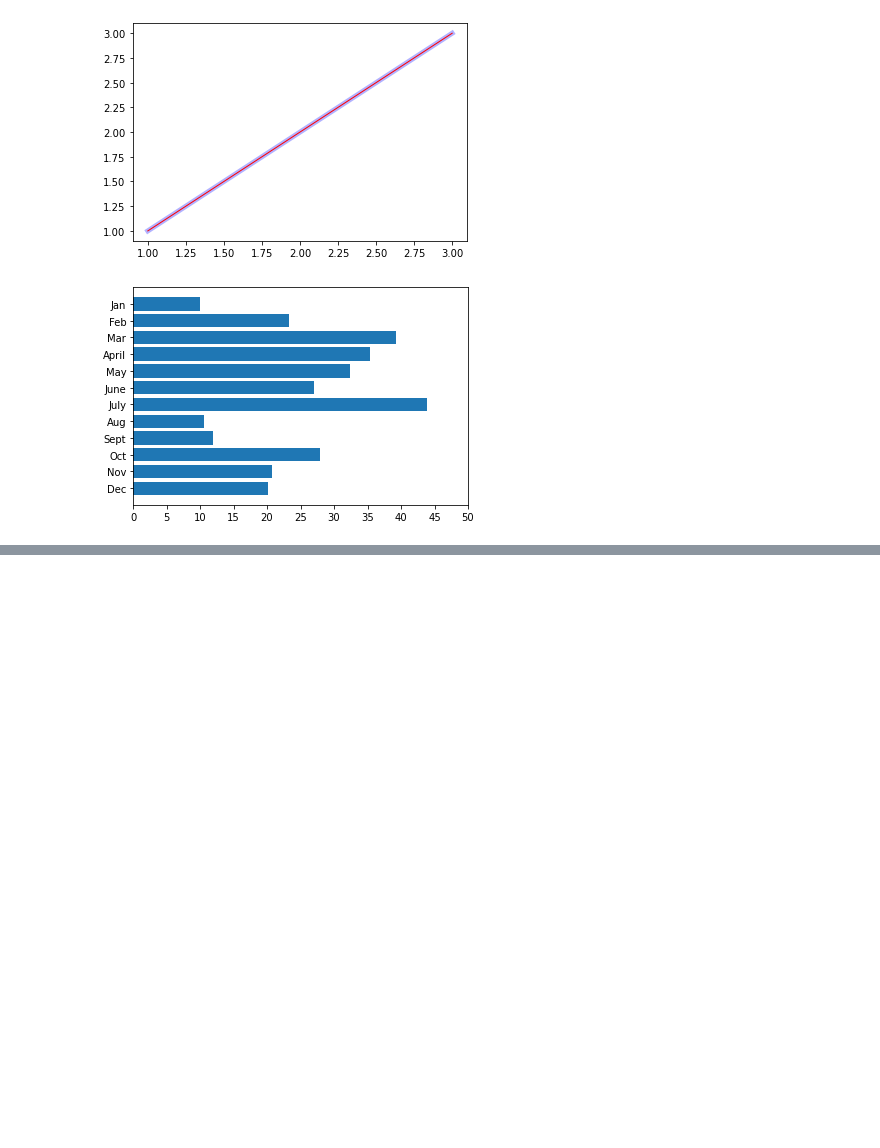
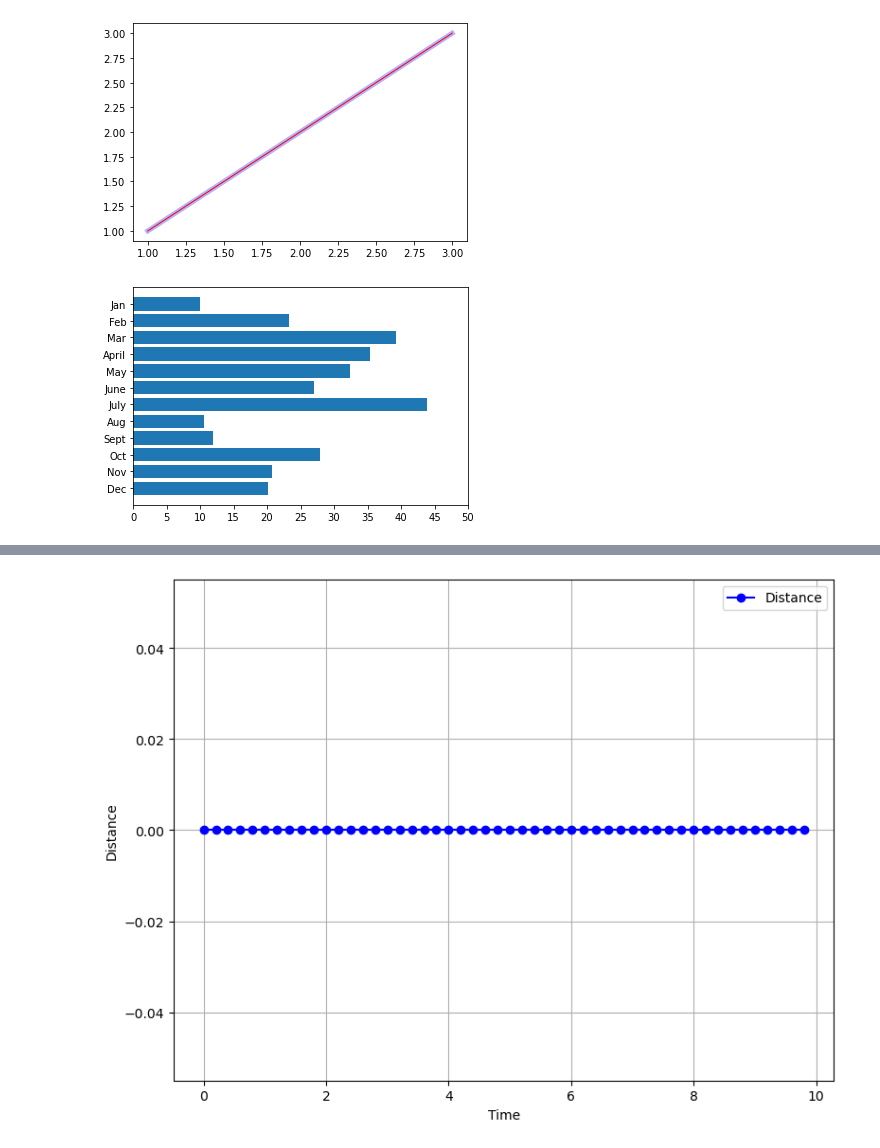
Before and after one commit to saranyadurairaju/Module5-PyBer-Analysis, a Jupyter notebook: matplotlib_practice.ipynb, the cells around one changed output, grey strips where cells are left out. Saved outputs shown, nothing was run; the diff lists cells and outputs as text; code cells hidden in the pictures; blank space fills up the shorter version.

```diff
--- a/matplotlib_practice.ipynb
+++ b/matplotlib_practice.ipynb
@@ -289,0 +303,15 @@ plt.gca().invert_yaxis()
+# %%
+import matplotlib.pyplot as plt
+
+time = np.arange(0., 10., 0.2)
+velocity = np.zeros_like(time, dtype=float)
+distance = np.zeros_like(time, dtype=float)
+
+plt.figure(figsize=(9,7), dpi=100)
+plt.plot(time,distance,'bo-')
+plt.xlabel("Time")
+plt.ylabel("Distance")
+plt.legend(["Distance"])
+plt.grid(True)
+# %% [output]
+[figure, added]
```
Also changed, not shown: parts of 2 cells of this notebook, 1 other file.
